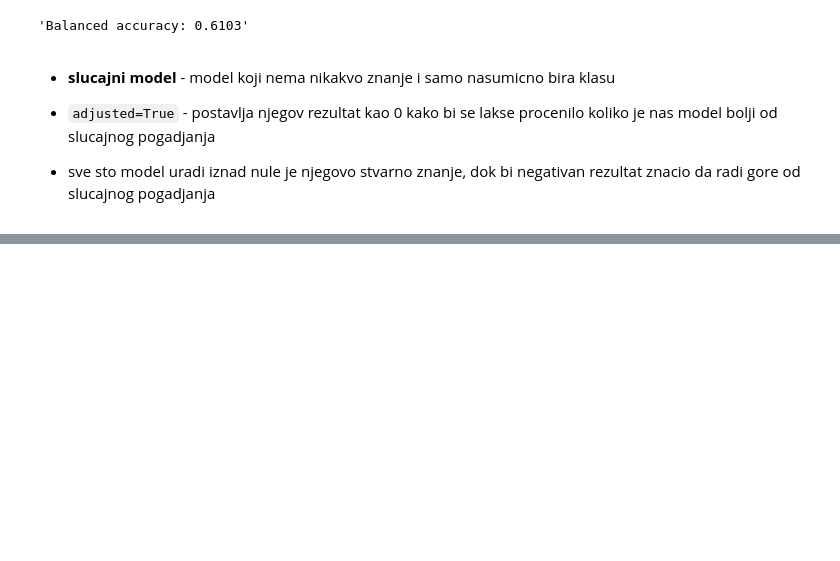
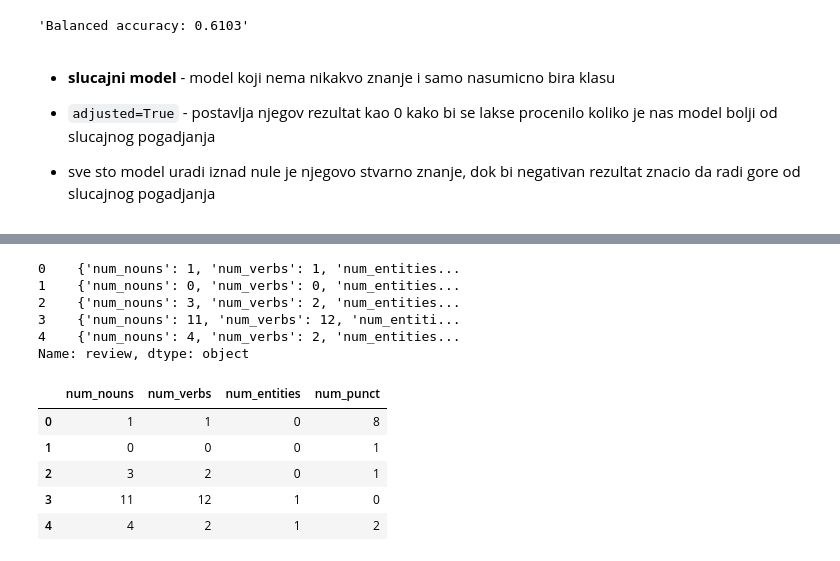
Before and after one commit to comi7/advanced-data-analytics, a Jupyter notebook: text-classification-bow-dt/Mobile_App_Reviews_Classification_Bow.ipynb, the cells around one changed output, grey strips where cells are left out. Saved outputs shown, nothing was run; the diff lists cells and outputs as text; code cells hidden in the pictures; blank space fills up the shorter version.

```diff
--- a/text-classification-bow-dt/Mobile_App_Reviews_Classification_Bow.ipynb
+++ b/text-classification-bow-dt/Mobile_App_Reviews_Classification_Bow.ipynb
@@ -350,0 +477,20 @@ display(f"Balanced accuracy: {metrics.balanced_accuracy_score(y_test, prediction
+# %%
+features = data_sub.review.apply(create_spacy_features)
+features.head()
+# %% [output]
+0    {'num_nouns': 1, 'num_verbs': 1, 'num_entities...
+1    {'num_nouns': 0, 'num_verbs': 0, 'num_entities...
+2    {'num_nouns': 3, 'num_verbs': 2, 'num_entities...
+3    {'num_nouns': 11, 'num_verbs': 12, 'num_entiti...
+4    {'num_nouns': 4, 'num_verbs': 2, 'num_entities...
+Name: review, dtype: object
+# %%
+features_df = pd.DataFrame(data=features.tolist(), index=data_sub.index)
+features_df.head()
+# %% [output]
+|  | num_nouns | num_verbs | num_entities | num_punct |
+| 0 | 1 | 1 | 0 | 8 |
+| 1 | 0 | 0 | 0 | 1 |
+| 2 | 3 | 2 | 0 | 1 |
+| 3 | 11 | 12 | 1 | 0 |
+| 4 | 4 | 2 | 1 | 2 |
```
Also changed, not shown: parts of 27 cells of this notebook.
